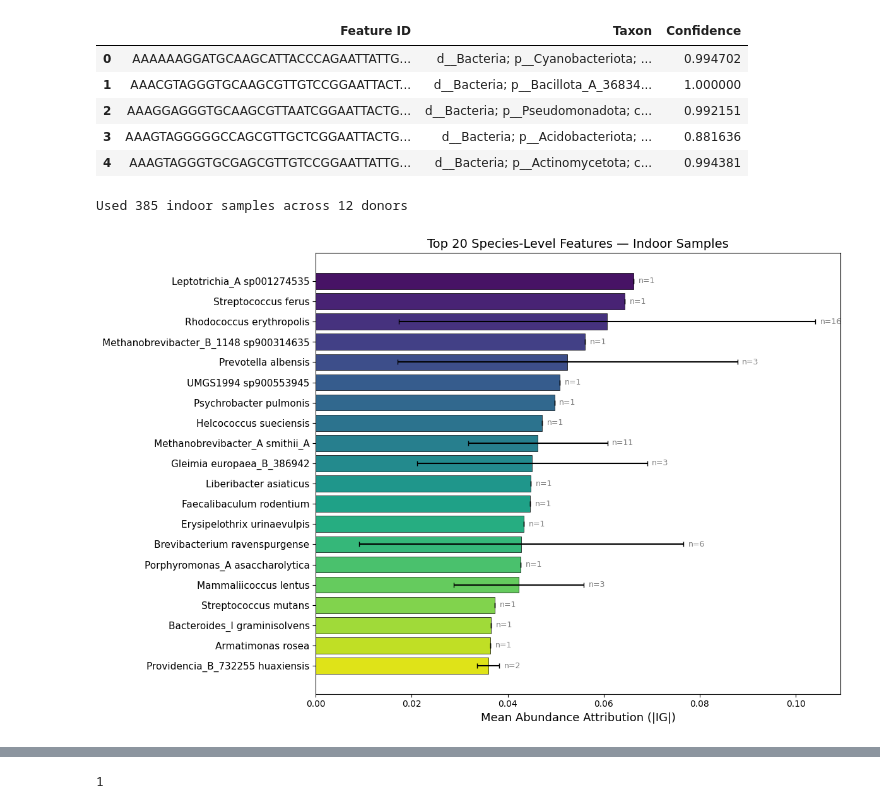
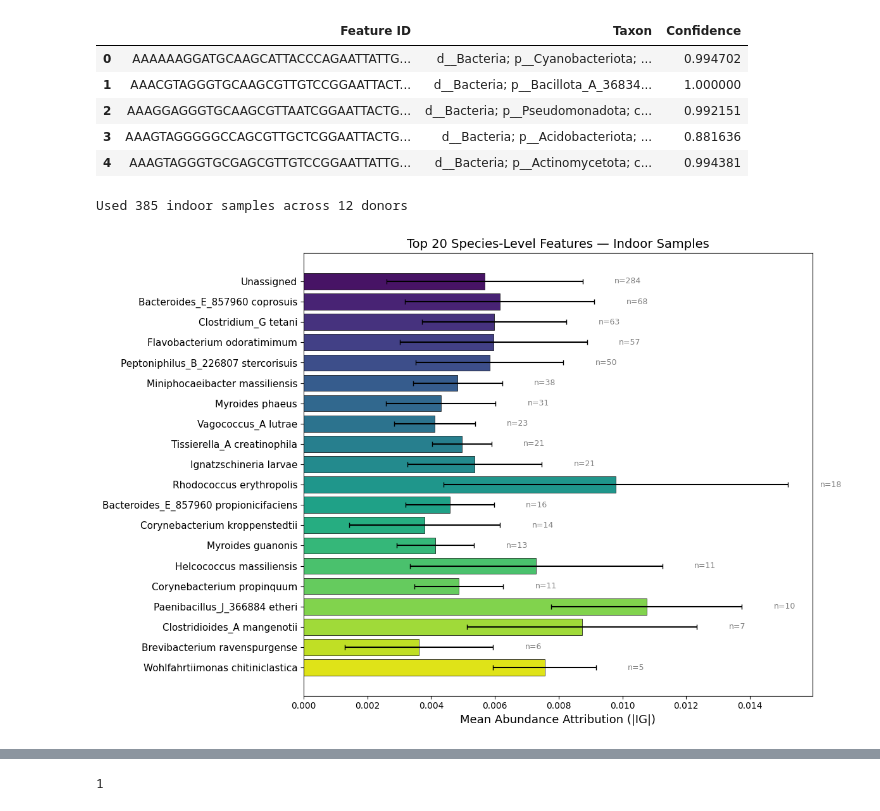
Before and after one commit to sairajab/AMBER, a Jupyter notebook: notebooks/feature_importance.ipynb, the cells around one changed output, grey strips where cells are left out. Cells and saved outputs as stored; diff of their text form; code cells hidden in the pictures.

```diff
--- a/notebooks/feature_importance.ipynb
+++ b/notebooks/feature_importance.ipynb
@@ -42,7 +50,7 @@ def computer_attributions(wrapped_model, test_loader, donor_id, attribution_meth
     if attribution_method == "Shap":
         attributor = DeepLiftShap(wrapped_model)
     elif attribution_method == "IG":
-        attributor = IntegratedGradients(wrapped_model, multiply_by_inputs=False)
+        attributor = IntegratedGradients(wrapped_model, multiply_by_inputs=True)
     else:
         raise ValueError("Unsupported attribution method. Use 'DeepLiftShap' or 'IG'.")
 
@@ -67,7 +75,9 @@ def computer_attributions(wrapped_model, test_loader, donor_id, attribution_meth
         baseline_embed = torch.zeros_like(embeddings)
         baseline_abund = torch.zeros_like(abundances)
         baseline_features = torch.zeros_like(features)
-        baseline_env = torch.zeros_like(env)
+        #baseline_env = torch.zeros_like(env)
+        ### with 0.5
+        baseline_env = torch.full_like(env, 0.5)
 
         inputs = (embeddings, abundances, features, env)
         baselines = (baseline_embed, baseline_abund, baseline_features, baseline_env)
@@ -76,7 +86,7 @@ def computer_attributions(wrapped_model, test_loader, donor_id, attribution_meth
             inputs=inputs,
             baselines=baselines,
             additional_forward_args=(masks,),
-            n_steps=20
+            n_steps=100
         )
 
         all_attr_embeddings.append(attributions[0].detach().cpu())
@@ -430,7 +369,7 @@ def aggregate_attributions_by_taxonomy(
         })
 
     df = pd.DataFrame(results)
-    df = df.sort_values("mean_attribution", ascending=False).head(top_n)
+    df = df.sort_values("n_samples", ascending=False).head(top_n)
 
     # Plot
     fig, ax = plt.subplots(figsize=(12, 8))
@@ -457,63 +396,63 @@ def aggregate_attributions_by_taxonomy(
 
     # Annotate sample counts
     for i, (_, row) in enumerate(df.iterrows()):
         ax.text(
             row["mean_attribution"] + row["std_attribution"] + 0.001,
             i,
             f"n={row['n_samples']}",
             va="center",
             fontsize=9,
             color="gray",
         )
 
     plt.tight_layout()
     return fig, df
 
 
 # --- Usage ---
+# donor_ids = indoor_ids  # or all_outdoor
+
+# # Build best_runs dict from your res.json files
+# best_runs = {}
+# for donor_id in donor_ids:
+#     best_mae = float('inf')
+#     best_i = 1
+#     for i in range(1, 4):
+#         try:
+#             with open(f"{res}/{donor_id}/run_{i}/res.json") as f:
+#                 r = json.load(f)
+#             if r["best_mae"] < best_mae:
+#                 best_mae = r["best_mae"]
+#                 best_i = i
+#         except FileNotFoundError:
+#             continue
+#     best_runs[donor_id] = best_i
+
+# fig_indoor, df_indoor = aggregate_attributions_by_taxonomy(
+#     donor_ids=donor_ids,
+#     res_dir=res,
+#     taxonomy_file="../../process_data_all/taxonomy/taxonomy.tsv",
+#     metadata_file=metadata_file,
+#     best_runs=best_runs,
+#     tax_level="species",
+#     top_n=20,
+#     env_filter="outdoor",
+# )
+# fig_indoor.savefig(f"{res}/outdoor_abundance_attributions_by_species.png", dpi=300, bbox_inches="tight")
+
 donor_ids = indoor_ids  # or all_outdoor
 
-# Build best_runs dict from your res.json files
-best_runs = {}
-for donor_id in donor_ids:
-    best_mae = float('inf')
-    best_i = 1
-    for i in range(1, 4):
-        try:
-            with open(f"{res}/{donor_id}/run_{i}/res.json") as f:
-                r = json.load(f)
-            if r["best_mae"] < best_mae:
-                best_mae = r["best_mae"]
-                best_i = i
-        except FileNotFoundError:
-            continue
-    best_runs[donor_id] = best_i
-
-fig_indoor, df_indoor = aggregate_attributions_by_taxonomy(
+fig_outdoor, df_outdoor = aggregate_attributions_by_taxonomy(
     donor_ids=donor_ids,
     res_dir=res,
     taxonomy_file="../../process_data_all/taxonomy/taxonomy.tsv",
     metadata_file=metadata_file,
     best_runs=best_runs,
     tax_level="species",
     top_n=20,
     env_filter="indoor",
 )
-fig_indoor.savefig("indoor_abundance_attributions_by_species.png", dpi=300, bbox_inches="tight")
-
-# donor_ids = all_outdoor
-
-# fig_outdoor, df_outdoor = aggregate_attributions_by_taxonomy(
-#     donor_ids=donor_ids,
-#     res_dir=res,
-#     taxonomy_file="../../process_data_all/taxonomy/taxonomy.tsv",
-#     metadata_file=metadata_file,
-#     best_runs=best_runs,
-#     tax_level="genus",
-#     top_n=20,
-#     env_filter="outdoor",
-# )
-# fig_outdoor.savefig("{res}/outdoor_abundance_attributions_by_genus.png", dpi=300, bbox_inches="tight")
+fig_outdoor.savefig(f"{res}/indoor_abundance_attributions_by_species.png", dpi=300, bbox_inches="tight")
 # %% [output]
 Used 385 indoor samples across 12 donors
-[figure, old version]
+[figure, new version]
```
Also changed, not shown: parts of 6 cells of this notebook, 8 other files.
